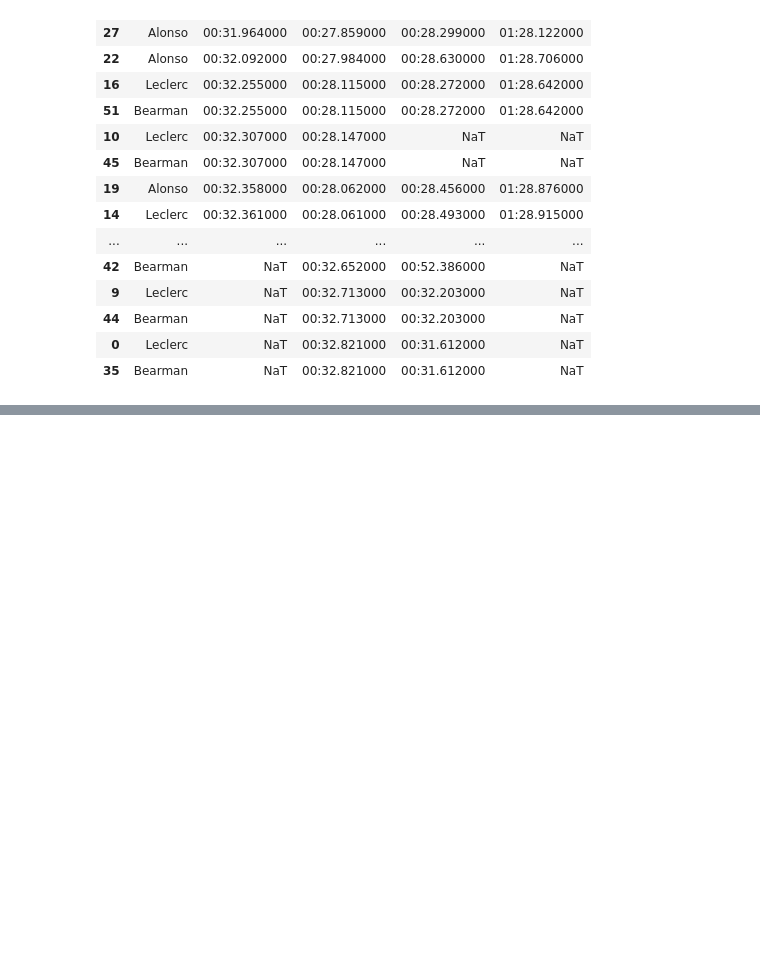
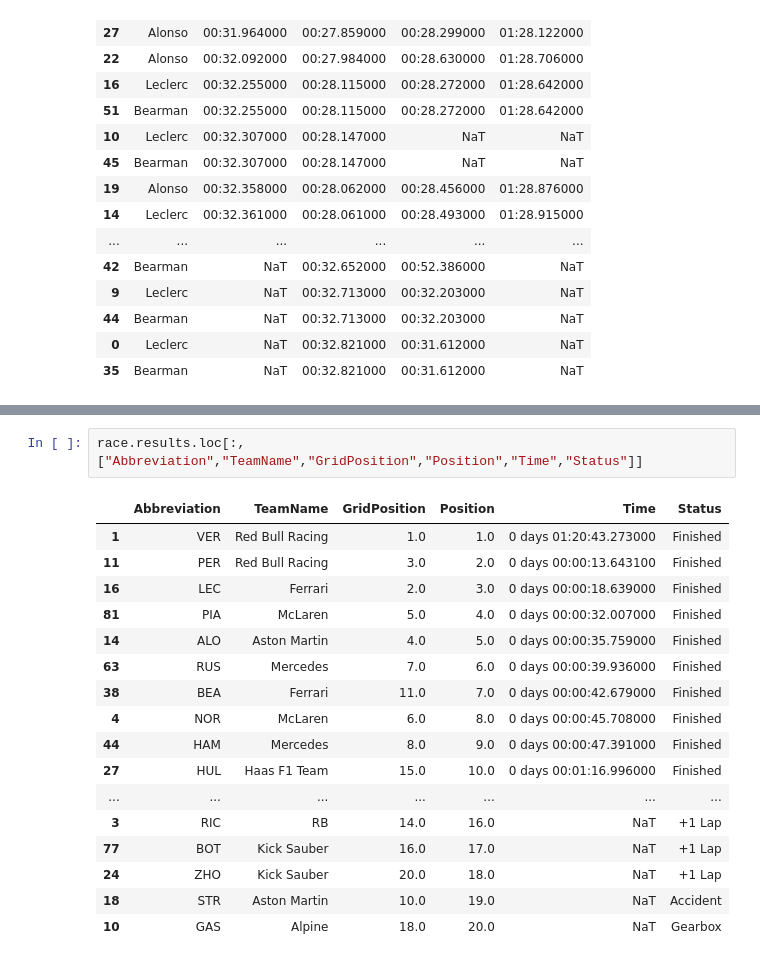
Before and after one commit to SohamDesai1/F1-data-analysis, a Jupyter notebook: 2024 season/saudi_gp.ipynb, the cells around one changed output, grey strips where cells are left out. Drawn from its saved outputs; the diff is of its cells as text; blank space fills up the shorter version.

```diff
--- a/2024 season/saudi_gp.ipynb
+++ b/2024 season/saudi_gp.ipynb
@@ -307,0 +331,20 @@ all_drivers_sectors.sort_values(by=["Sector1Time","Sector2Time","Sector3Time"],a
+# %%
+race.results.loc[:,["Abbreviation","TeamName","GridPosition","Position","Time","Status"]]
+# %% [output]
+|  | Abbreviation | TeamName | GridPosition | Position | Time | Status |
+| 1 | VER | Red Bull Racing | 1.0 | 1.0 | 0 days 01:20:43.273000 | Finished |
+| 11 | PER | Red Bull Racing | 3.0 | 2.0 | 0 days 00:00:13.643100 | Finished |
+| 16 | LEC | Ferrari | 2.0 | 3.0 | 0 days 00:00:18.639000 | Finished |
+| 81 | PIA | McLaren | 5.0 | 4.0 | 0 days 00:00:32.007000 | Finished |
+| 14 | ALO | Aston Martin | 4.0 | 5.0 | 0 days 00:00:35.759000 | Finished |
+| 63 | RUS | Mercedes | 7.0 | 6.0 | 0 days 00:00:39.936000 | Finished |
+| 38 | BEA | Ferrari | 11.0 | 7.0 | 0 days 00:00:42.679000 | Finished |
+| 4 | NOR | McLaren | 6.0 | 8.0 | 0 days 00:00:45.708000 | Finished |
+| 44 | HAM | Mercedes | 8.0 | 9.0 | 0 days 00:00:47.391000 | Finished |
+| 27 | HUL | Haas F1 Team | 15.0 | 10.0 | 0 days 00:01:16.996000 | Finished |
+| ... | ... | ... | ... | ... | ... | ... |
+| 3 | RIC | RB | 14.0 | 16.0 | NaT | +1 Lap |
+| 77 | BOT | Kick Sauber | 16.0 | 17.0 | NaT | +1 Lap |
+| 24 | ZHO | Kick Sauber | 20.0 | 18.0 | NaT | +1 Lap |
+| 18 | STR | Aston Martin | 10.0 | 19.0 | NaT | Accident |
+| 10 | GAS | Alpine | 18.0 | 20.0 | NaT | Gearbox |
```
Also changed, not shown: parts of 5 cells of this notebook.
